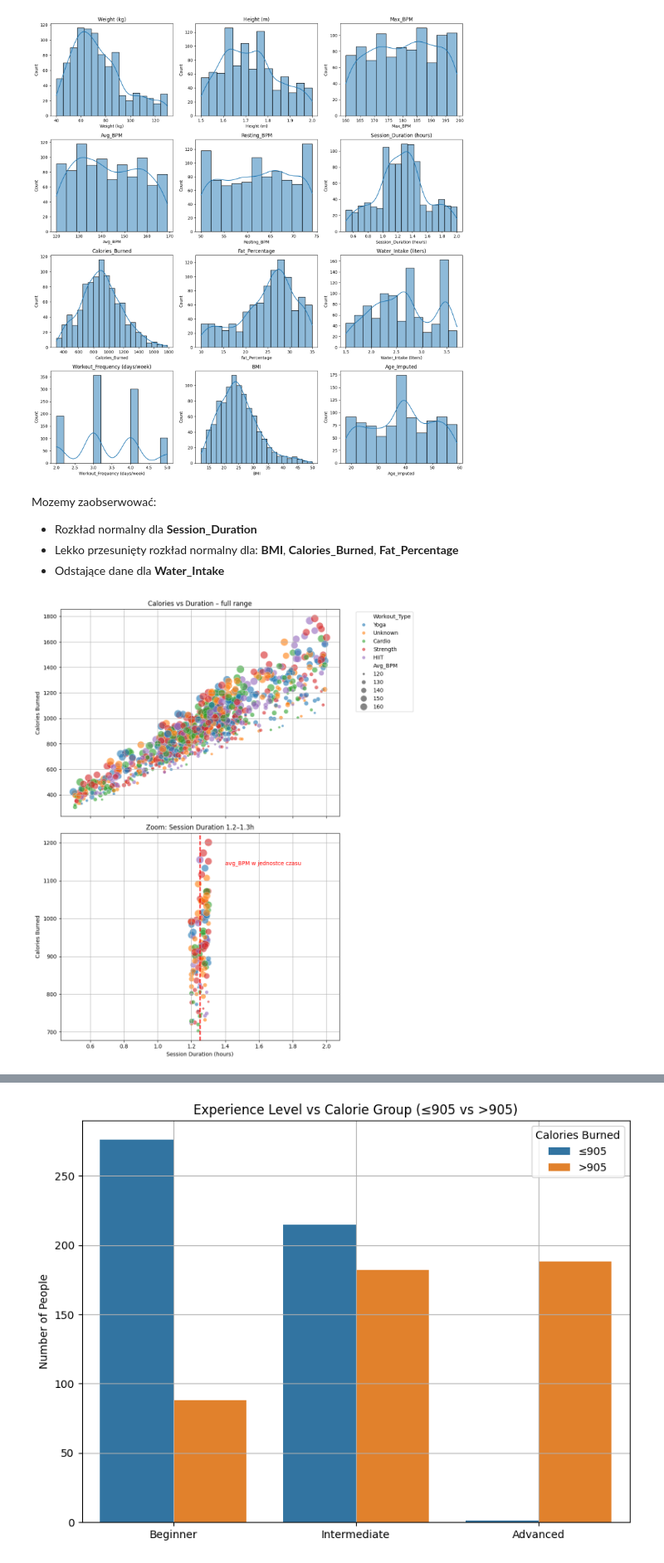
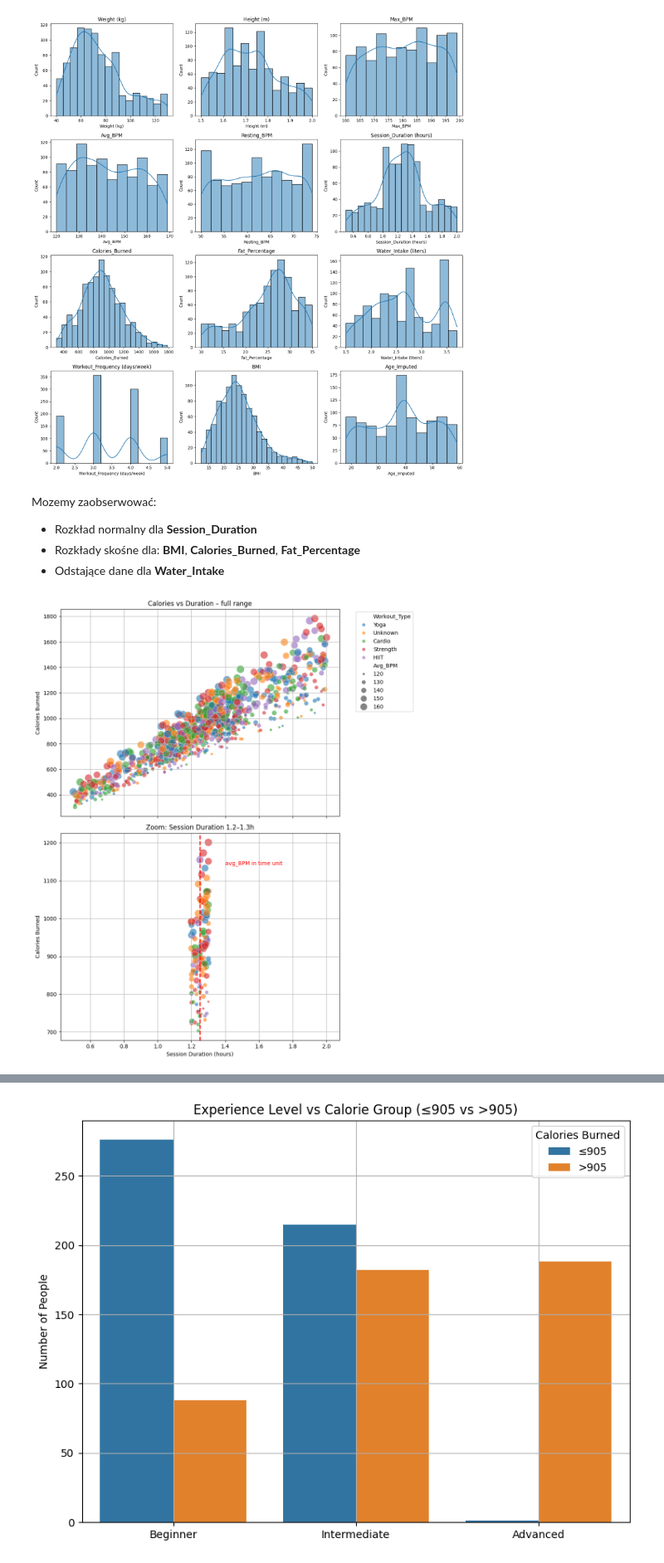
Before and after one commit to karoljablonski/Statistics_pg, a Jupyter notebook: project.ipynb, the cells around one changed output, grey strips where cells are left out. Shown at 83% size. Cells and saved outputs as stored; diff of their text form; code cells hidden in the pictures.

```diff
--- a/project.ipynb
+++ b/project.ipynb
@@ -468,7 +489,7 @@ plt.show()
 # %% [markdown]
 Mozemy zaobserwować:
   - Rozkład normalny dla **Session_Duration**
-  - Lekko przesunięty rozkład normalny dla: **BMI**, **Calories_Burned**, **Fat_Percentage**
+  - Rozkłady skośne dla: **BMI**, **Calories_Burned**, **Fat_Percentage**
   - Odstające dane dla **Water_Intake**
 # %%
 df_zoom = df[(df['Session_Duration (hours)'] >= 1.2) & (df['Session_Duration (hours)'] <= 1.3)]
@@ -485,35 +506,35 @@ sns.scatterplot(
     ax=ax1
 )
 
 ax1.set_title('Calories vs Duration – full range')
 ax1.set_ylabel('Calories Burned')
 ax1.set_xlabel('Session duration')
 ax1.grid(True)
 
 sns.scatterplot(
     data=df_zoom,
     x='Session_Duration (hours)',
     y='Calories_Burned',
     size='Avg_BPM',
     hue='Workout_Type',
     alpha=0.6,
     sizes=(20, 200),
     ax=ax2
 )
 ax2.axvline(x=1.25, color='red', linestyle='--', linewidth=2)
-ax2.text(1.4, df_zoom['Calories_Burned'].max() * 0.95, 'avg_BPM w jednostce czasu', color='red')
+ax2.text(1.4, df_zoom['Calories_Burned'].max() * 0.95, 'avg_BPM in time unit', color='red')
 ax2.set_title('Zoom: Session Duration 1.2–1.3h')
 ax2.set_xlabel('Session Duration (hours)')
 ax2.set_ylabel('Calories Burned')
 ax2.grid(True)
 
 ax1.legend(bbox_to_anchor=(1.05, 1), loc='upper left')
 ax2.get_legend().remove()
 
 plt.tight_layout()
 plt.show()
 # %% [output]
-[figure, old version]
+[figure, new version]
 # %% [markdown]
 Powyżej - pierwszy wykres jasno wskazuje: im dłuższa sesja treningowa, tym więcej spalonych kalorii.
 Wielkość średnicy rekordu odzwierciedla średnie tętno uczestnika siłowni. Na drugim wykresie wykazano rekordy w zakresie 1.2 - 1.3h długości sesji (średnia długość sesji wynosi ~1.25h.). Zoom zastosowano aby dokładniej wskazać na zależność:<font color="red"> *w bardzo podobnym czasie treningu, tym mniej kalorii spaliła osoba, im niższe średnie tętno podczas treningu zostało utrzymane*</font>.
```
Also changed, not shown: parts of 30 cells of this notebook.
